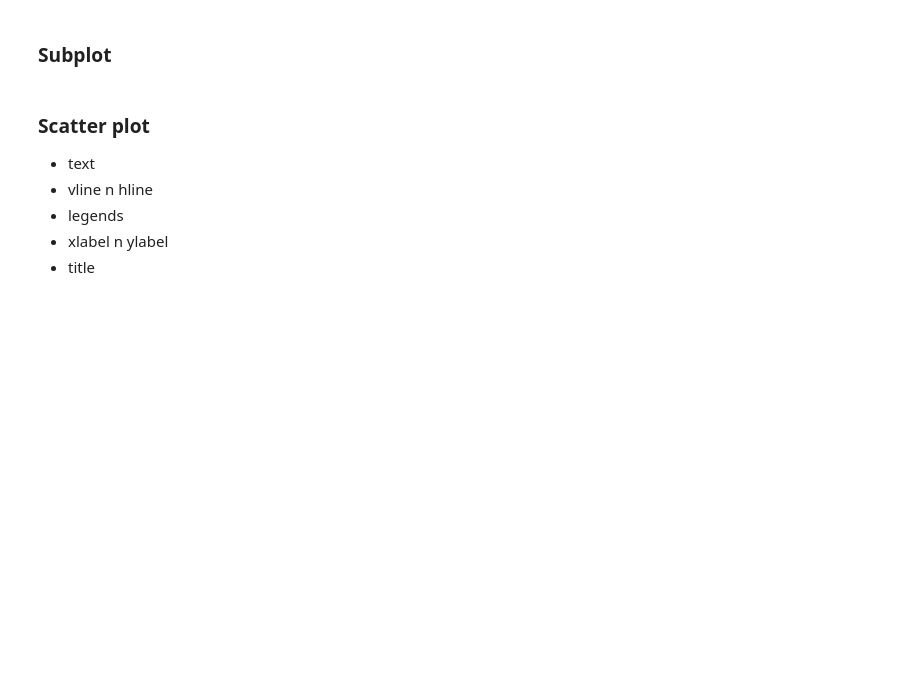
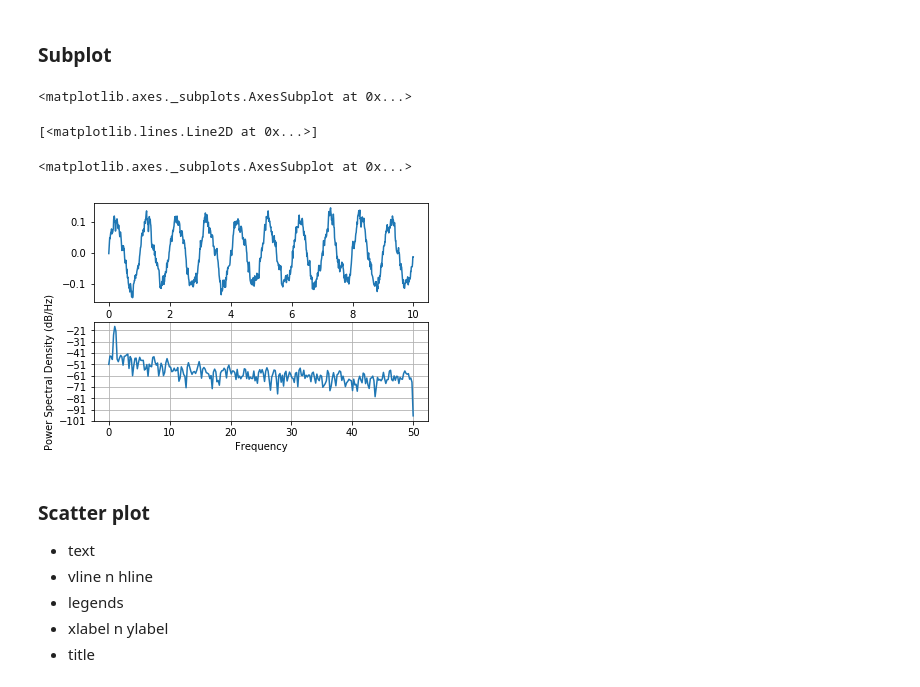
Before and after one commit to leandroohf/ds_pragmatic_programming, a Jupyter notebook: ds_pragmatic_programming_python_visualization.ipynb, the cells around one changed output. Saved outputs shown, nothing was run; the diff lists cells and outputs as text; code cells hidden in the pictures; blank space fills up the shorter version.

```diff
--- a/ds_pragmatic_programming_python_visualization.ipynb
+++ b/ds_pragmatic_programming_python_visualization.ipynb
@@ -235,3 +233,28 @@ import cufflinks as cf
+# %%
+
+# Fixing random state for reproducibility
+np.random.seed(2019)
+
+dt = 0.01
+t = np.arange(0, 10, dt)
+nse = np.random.randn(len(t))
+r = np.exp(-t / 0.05)
+
+cnse = np.convolve(nse, r) * dt
+cnse = cnse[:len(t)]
+s = 0.1 * np.sin(2 * np.pi * t) + cnse
+
+plt.subplot(211)
+plt.plot(t, s)
+plt.subplot(212)
+psd = plt.psd(s, 512, 1 / dt);
+
+plt.show()
+# %% [output]
+<matplotlib.axes._subplots.AxesSubplot at 0x...>
+[<matplotlib.lines.Line2D at 0x...>]
+<matplotlib.axes._subplots.AxesSubplot at 0x...>
+[figure, added]
 # %% [markdown]
 ### Scatter plot
 
```
Also changed, not shown: parts of 1 cell of this notebook, 4 other files.
